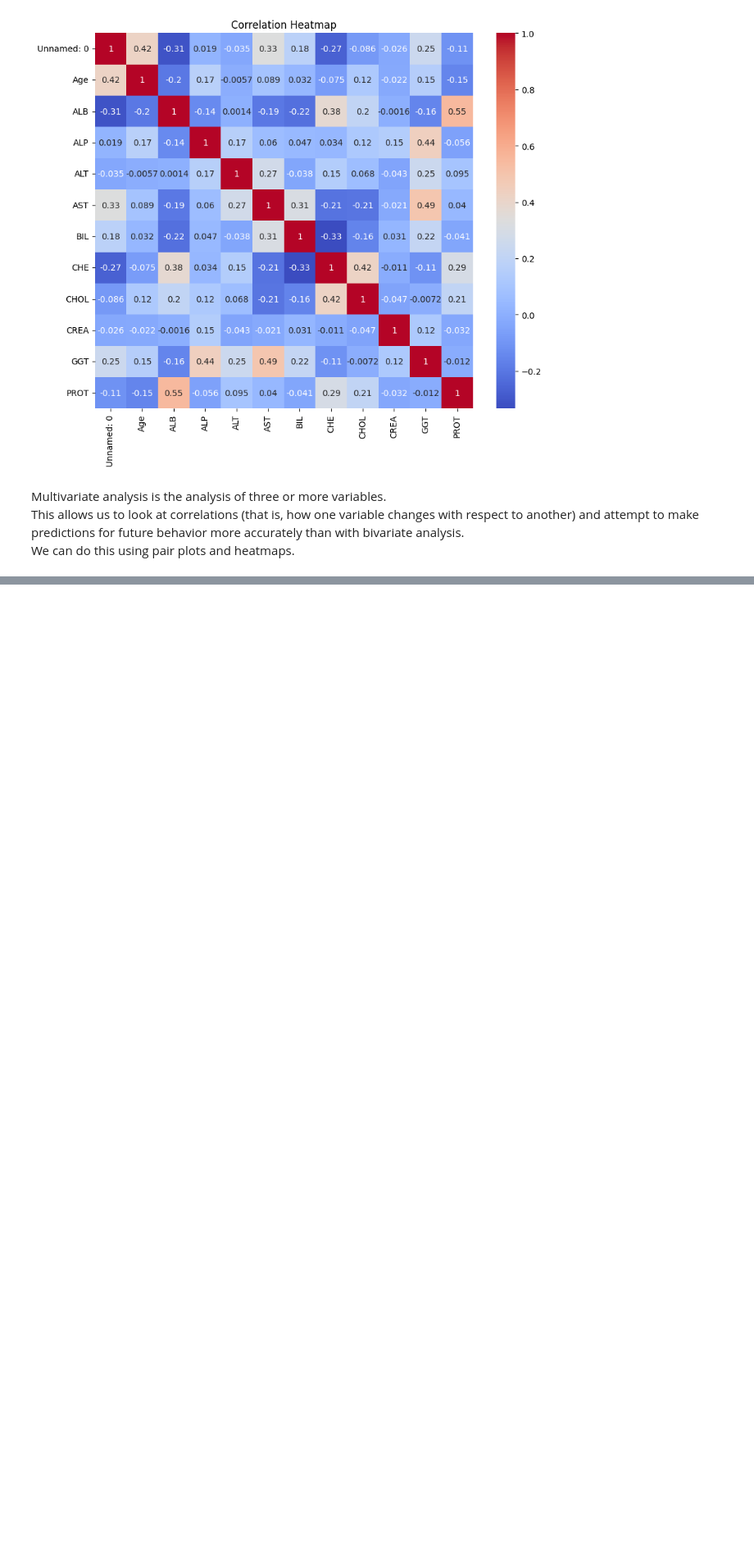
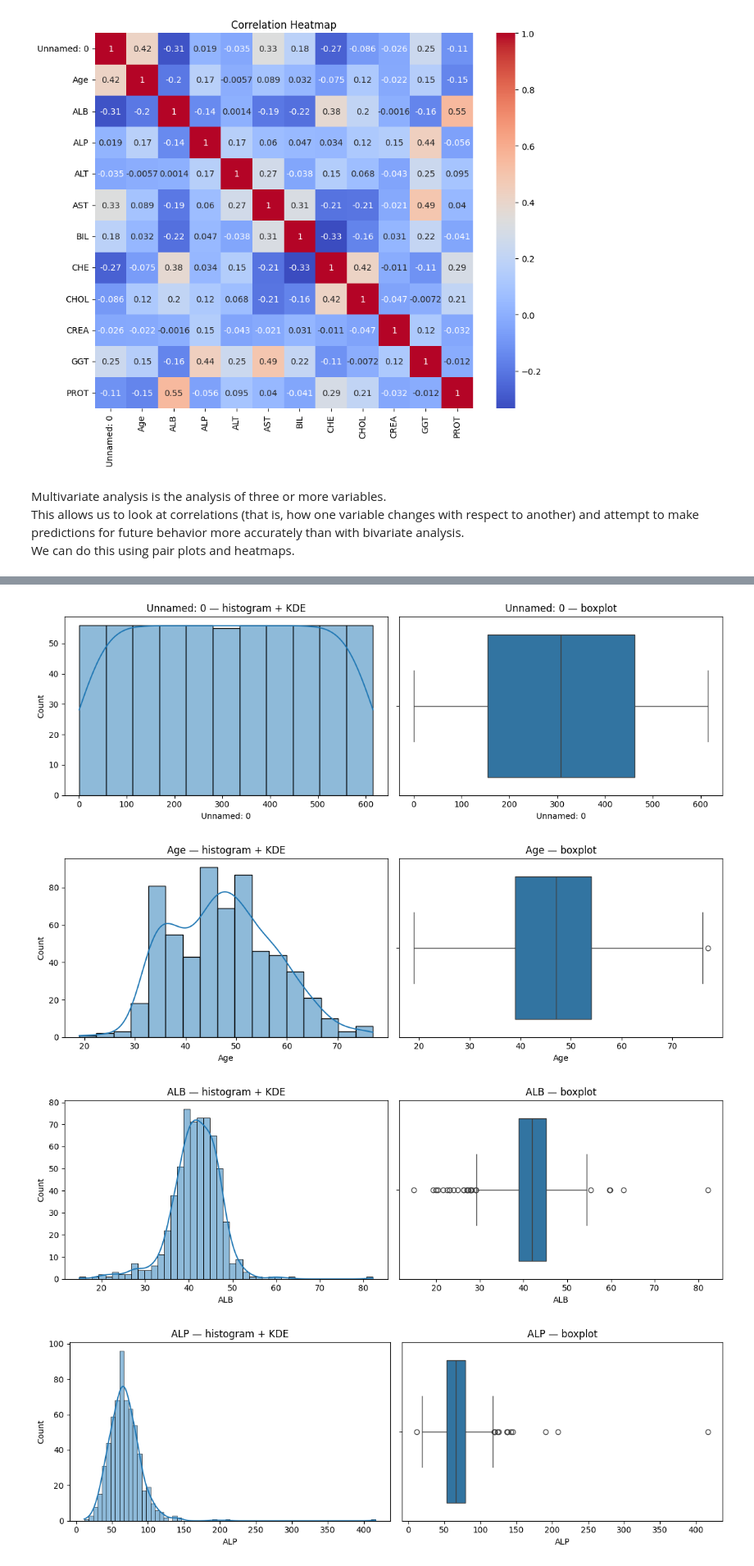
Before and after one commit to Acyuth/EDA_Project, a Jupyter notebook: 22BDS0027.ipynb, the cells around one changed output, grey strips where cells are left out. Shown at 82% size. Drawn from its saved outputs; the diff is of its cells as text; code cells hidden in the pictures; blank space fills up the shorter version.

```diff
--- a/22BDS0027.ipynb
+++ b/22BDS0027.ipynb
@@ -279,0 +402,14 @@ Phase 2
+# %%
+for c in num_cols:
+    fig, axes = plt.subplots(1,2, figsize=(12,4))
+    sns.histplot(df[c].dropna(), kde=True, ax=axes[0])
+    axes[0].set_title(f"{c} — histogram + KDE")
+    sns.boxplot(x=df[c], ax=axes[1])
+    axes[1].set_title(f"{c} — boxplot")
+    plt.tight_layout()
+    plt.show()
+# %% [output]
+[figure, added]
+[figure, added]
+[figure, added]
+[figure, added]
```
Also changed, not shown: parts of 10 cells of this notebook.
